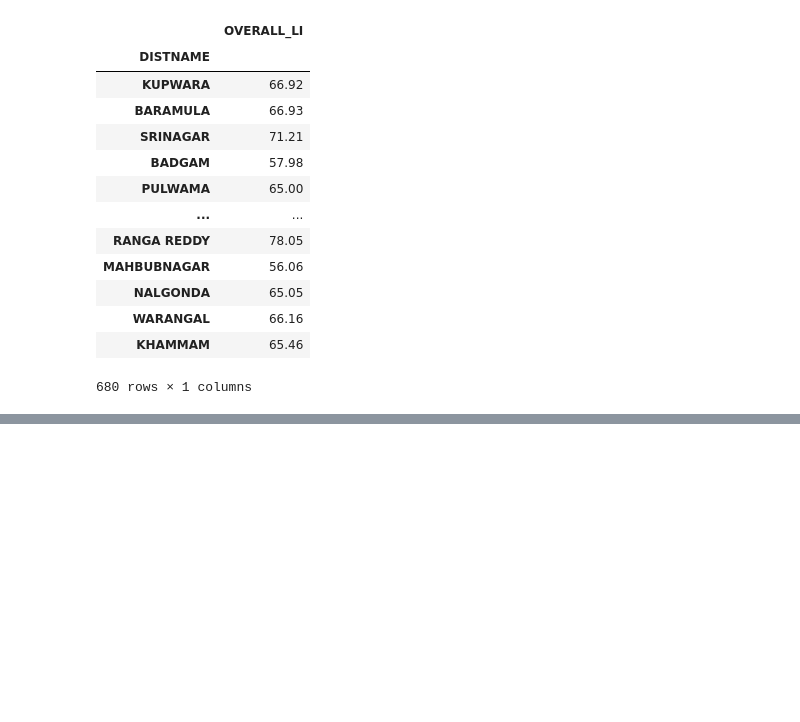
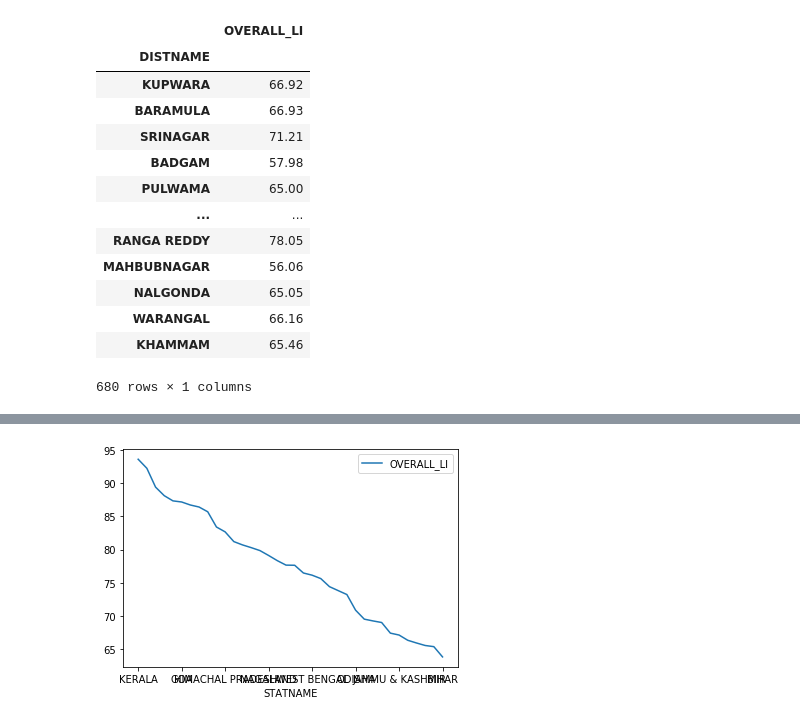
Before and after one commit to rishabh-runwal/education-india, a Jupyter notebook: Education-India.ipynb, the cells around one changed output, grey strips where cells are left out. Drawn from its saved outputs; the diff is of its cells as text; code cells hidden in the pictures; blank space fills up the shorter version.

```diff
--- a/Education-India.ipynb
+++ b/Education-India.ipynb
@@ -66,0 +103,5 @@ df1
+# %%
+df2=df.copy()[['STATNAME','OVERALL_LI']]
+lit=df2.groupby(['STATNAME']).mean()
+lit=lit.sort_values('OVERALL_LI',ascending=False)
+lit
@@ -66,0 +127,5 @@ df1
+# %%
+lit.plot()
+plt.show()
+# %% [output]
+[figure, added]
```
Also changed, not shown: parts of 5 cells of this notebook.
